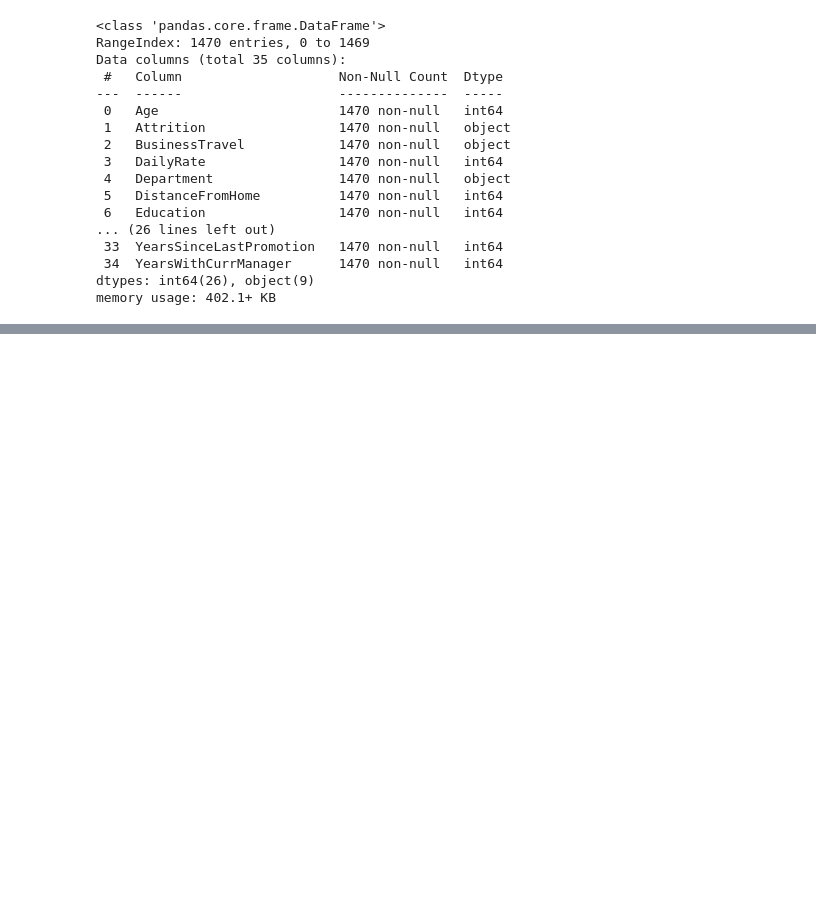
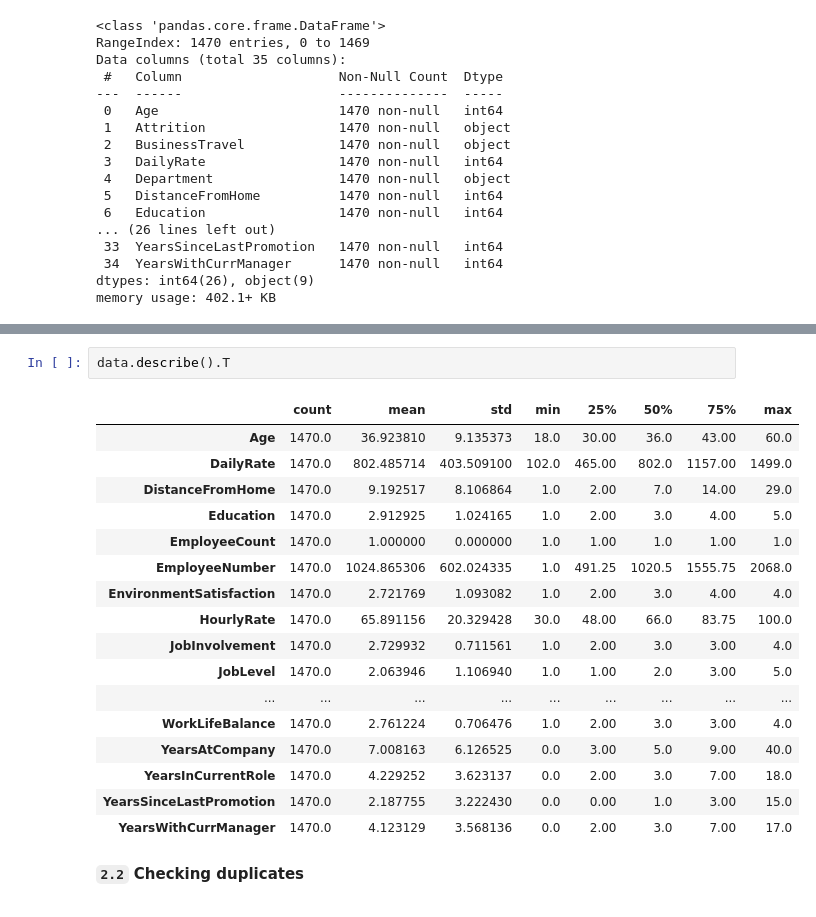
Before and after one commit to beatrizamado/HR-Analysis, a Jupyter notebook: code.ipynb, the cells around one changed output, grey strips where cells are left out. Drawn from its saved outputs; the diff is of its cells as text; blank space fills up the shorter version.

```diff
--- a/code.ipynb
+++ b/code.ipynb
@@ -153,0 +186,24 @@ data.sample(4)
+# %%
+data.describe().T
+# %% [output]
+|  | count | mean | std | min | 25% | 50% | 75% | max |
+| Age | 1470.0 | 36.923810 | 9.135373 | 18.0 | 30.00 | 36.0 | 43.00 | 60.0 |
+| DailyRate | 1470.0 | 802.485714 | 403.509100 | 102.0 | 465.00 | 802.0 | 1157.00 | 1499.0 |
+| DistanceFromHome | 1470.0 | 9.192517 | 8.106864 | 1.0 | 2.00 | 7.0 | 14.00 | 29.0 |
+| Education | 1470.0 | 2.912925 | 1.024165 | 1.0 | 2.00 | 3.0 | 4.00 | 5.0 |
+| EmployeeCount | 1470.0 | 1.000000 | 0.000000 | 1.0 | 1.00 | 1.0 | 1.00 | 1.0 |
+| EmployeeNumber | 1470.0 | 1024.865306 | 602.024335 | 1.0 | 491.25 | 1020.5 | 1555.75 | 2068.0 |
+| EnvironmentSatisfaction | 1470.0 | 2.721769 | 1.093082 | 1.0 | 2.00 | 3.0 | 4.00 | 4.0 |
+| HourlyRate | 1470.0 | 65.891156 | 20.329428 | 30.0 | 48.00 | 66.0 | 83.75 | 100.0 |
+| JobInvolvement | 1470.0 | 2.729932 | 0.711561 | 1.0 | 2.00 | 3.0 | 3.00 | 4.0 |
+| JobLevel | 1470.0 | 2.063946 | 1.106940 | 1.0 | 1.00 | 2.0 | 3.00 | 5.0 |
+| ... | ... | ... | ... | ... | ... | ... | ... | ... |
+| WorkLifeBalance | 1470.0 | 2.761224 | 0.706476 | 1.0 | 2.00 | 3.0 | 3.00 | 4.0 |
+| YearsAtCompany | 1470.0 | 7.008163 | 6.126525 | 0.0 | 3.00 | 5.0 | 9.00 | 40.0 |
+| YearsInCurrentRole | 1470.0 | 4.229252 | 3.623137 | 0.0 | 2.00 | 3.0 | 7.00 | 18.0 |
+| YearsSinceLastPromotion | 1470.0 | 2.187755 | 3.222430 | 0.0 | 0.00 | 1.0 | 3.00 | 15.0 |
+| YearsWithCurrManager | 1470.0 | 4.123129 | 3.568136 | 0.0 | 2.00 | 3.0 | 7.00 | 17.0 |
+# %% [markdown]
+**__`2.2`__ Checking duplicates**
+
+<a id='duplicates'></a>
```
Also changed, not shown: parts of 22 cells of this notebook.
